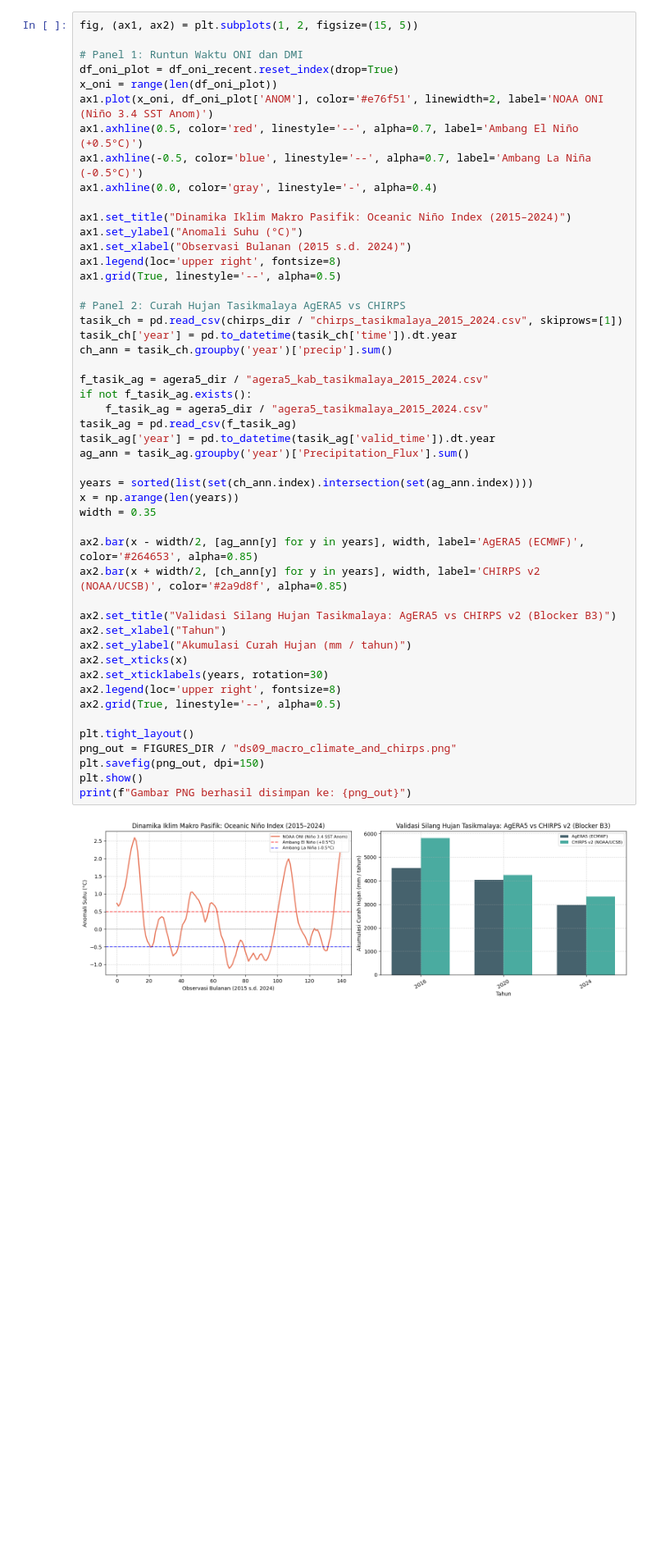
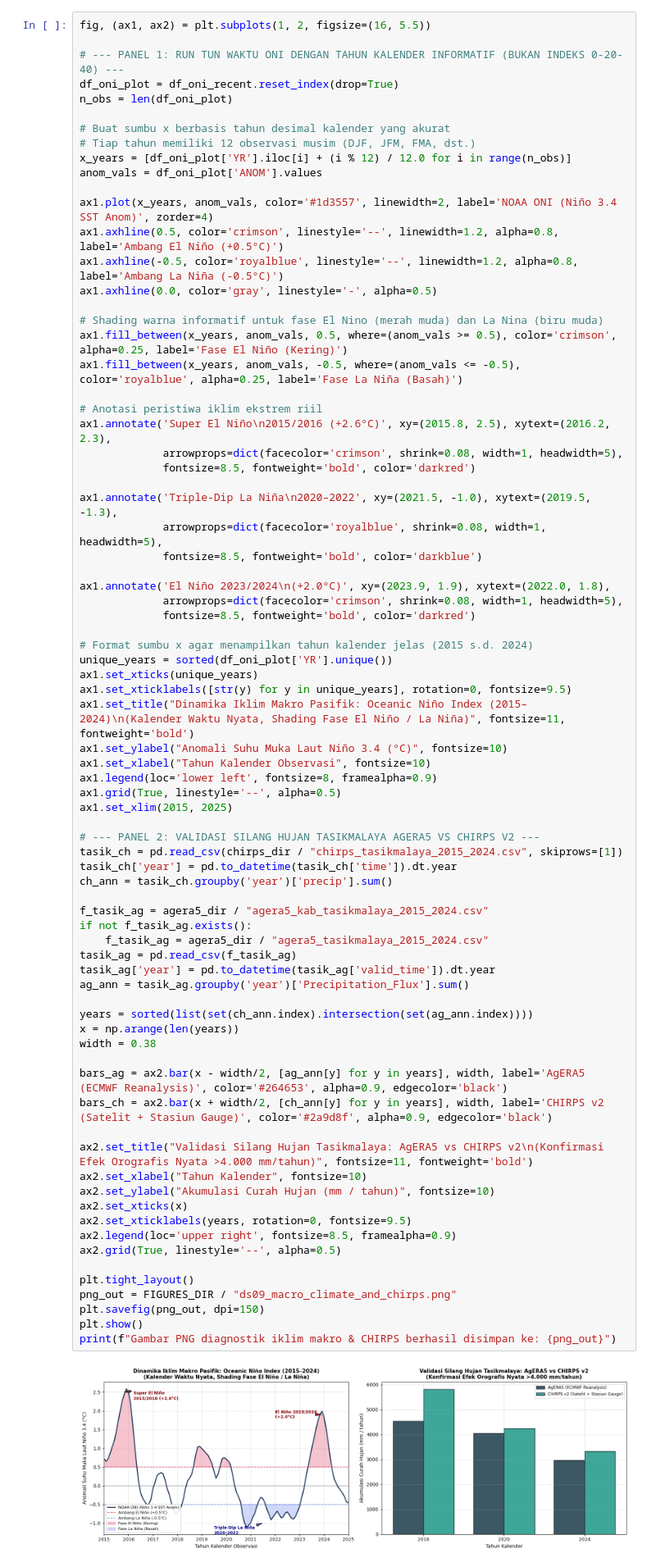
Before and after one commit to fathirrizkifadillah/research_taniadapt, a Jupyter notebook: notebook/09_climate_covariates_and_chirps.ipynb, the cells around one changed output. Shown at 82% size. Cells and saved outputs as stored; diff of their text form; blank space fills up the shorter version.

```diff
--- a/notebook/09_climate_covariates_and_chirps.ipynb
+++ b/notebook/09_climate_covariates_and_chirps.ipynb
@@ -115,53 +115,81 @@ display(df_comp_rf)
 Panel 1: Runtun Waktu Kovariat Iklim Makro ONI (ENSO) dan DMI (IOD) Periode 2015–2024 dengan Penanda Ambang El Niño & +IOD.
 Panel 2: Perbandingan Akumulasi Curah Hujan Tahunan: AgERA5 vs CHIRPS v2 di Wilayah Orografis Ekstrem Tasikmalaya.
 # %%
-fig, (ax1, ax2) = plt.subplots(1, 2, figsize=(15, 5))
+fig, (ax1, ax2) = plt.subplots(1, 2, figsize=(16, 5.5))
 
-# Panel 1: Runtun Waktu ONI dan DMI
+# --- PANEL 1: RUN TUN WAKTU ONI DENGAN TAHUN KALENDER INFORMATIF (BUKAN INDEKS 0-20-40) ---
 df_oni_plot = df_oni_recent.reset_index(drop=True)
-x_oni = range(len(df_oni_plot))
-ax1.plot(x_oni, df_oni_plot['ANOM'], color='#e76f51', linewidth=2, label='NOAA ONI (Niño 3.4 SST Anom)')
-ax1.axhline(0.5, color='red', linestyle='--', alpha=0.7, label='Ambang El Niño (+0.5°C)')
-ax1.axhline(-0.5, color='blue', linestyle='--', alpha=0.7, label='Ambang La Niña (-0.5°C)')
-ax1.axhline(0.0, color='gray', linestyle='-', alpha=0.4)
+n_obs = len(df_oni_plot)
 
-ax1.set_title("Dinamika Iklim Makro Pasifik: Oceanic Niño Index (2015–2024)")
-ax1.set_ylabel("Anomali Suhu (°C)")
-ax1.set_xlabel("Observasi Bulanan (2015 s.d. 2024)")
-ax1.legend(loc='upper right', fontsize=8)
+# Buat sumbu x berbasis tahun desimal kalender yang akurat
+# Tiap tahun memiliki 12 observasi musim (DJF, JFM, FMA, dst.)
+x_years = [df_oni_plot['YR'].iloc[i] + (i % 12) / 12.0 for i in range(n_obs)]
+anom_vals = df_oni_plot['ANOM'].values
+
+ax1.plot(x_years, anom_vals, color='#1d3557', linewidth=2, label='NOAA ONI (Niño 3.4 SST Anom)', zorder=4)
+ax1.axhline(0.5, color='crimson', linestyle='--', linewidth=1.2, alpha=0.8, label='Ambang El Niño (+0.5°C)')
+ax1.axhline(-0.5, color='royalblue', linestyle='--', linewidth=1.2, alpha=0.8, label='Ambang La Niña (-0.5°C)')
+ax1.axhline(0.0, color='gray', linestyle='-', alpha=0.5)
+
+# Shading warna informatif untuk fase El Nino (merah muda) dan La Nina (biru muda)
+ax1.fill_between(x_years, anom_vals, 0.5, where=(anom_vals >= 0.5), color='crimson', alpha=0.25, label='Fase El Niño (Kering)')
+ax1.fill_between(x_years, anom_vals, -0.5, where=(anom_vals <= -0.5), color='royalblue', alpha=0.25, label='Fase La Niña (Basah)')
+
+# Anotasi peristiwa iklim ekstrem riil
+ax1.annotate('Super El Niño\n2015/2016 (+2.6°C)', xy=(2015.8, 2.5), xytext=(2016.2, 2.3),
+             arrowprops=dict(facecolor='crimson', shrink=0.08, width=1, headwidth=5),
+             fontsize=8.5, fontweight='bold', color='darkred')
+
+ax1.annotate('Triple-Dip La Niña\n2020–2022', xy=(2021.5, -1.0), xytext=(2019.5, -1.3),
+             arrowprops=dict(facecolor='royalblue', shrink=0.08, width=1, headwidth=5),
+             fontsize=8.5, fontweight='bold', color='darkblue')
+
+ax1.annotate('El Niño 2023/2024\n(+2.0°C)', xy=(2023.9, 1.9), xytext=(2022.0, 1.8),
+             arrowprops=dict(facecolor='crimson', shrink=0.08, width=1, headwidth=5),
+             fontsize=8.5, fontweight='bold', color='darkred')
+
+# Format sumbu x agar menampilkan tahun kalender jelas (2015 s.d. 2024)
+unique_years = sorted(df_oni_plot['YR'].unique())
+ax1.set_xticks(unique_years)
+ax1.set_xticklabels([str(y) for y in unique_years], rotation=0, fontsize=9.5)
+ax1.set_title("Dinamika Iklim Makro Pasifik: Oceanic Niño Index (2015–2024)\n(Kalender Waktu Nyata, Shading Fase El Niño / La Niña)", fontsize=11, fontweight='bold')
+ax1.set_ylabel("Anomali Suhu Muka Laut Niño 3.4 (°C)", fontsize=10)
+ax1.set_xlabel("Tahun Kalender Observasi", fontsize=10)
+ax1.legend(loc='lower left', fontsize=8, framealpha=0.9)
 ax1.grid(True, linestyle='--', alpha=0.5)
+ax1.set_xlim(2015, 2025)
 
-# Panel 2: Curah Hujan Tasikmalaya AgERA5 vs CHIRPS
+# --- PANEL 2: VALIDASI SILANG HUJAN TASIKMALAYA AGERA5 VS CHIRPS V2 ---
 tasik_ch = pd.read_csv(chirps_dir / "chirps_tasikmalaya_2015_2024.csv", skiprows=[1])
 tasik_ch['year'] = pd.to_datetime(tasik_ch['time']).dt.year
 ch_ann = tasik_ch.groupby('year')['precip'].sum()
 
 f_tasik_ag = agera5_dir / "agera5_kab_tasikmalaya_2015_2024.csv"
 if not f_tasik_ag.exists():
     f_tasik_ag = agera5_dir / "agera5_tasikmalaya_2015_2024.csv"
 tasik_ag = pd.read_csv(f_tasik_ag)
 tasik_ag['year'] = pd.to_datetime(tasik_ag['valid_time']).dt.year
 ag_ann = tasik_ag.groupby('year')['Precipitation_Flux'].sum()
 
 years = sorted(list(set(ch_ann.index).intersection(set(ag_ann.index))))
 x = np.arange(len(years))
-width = 0.35
+width = 0.38
 
-ax2.bar(x - width/2, [ag_ann[y] for y in years], width, label='AgERA5 (ECMWF)', color='#264653', alpha=0.85)
-ax2.bar(x + width/2, [ch_ann[y] for y in years], width, label='CHIRPS v2 (NOAA/UCSB)', color='#2a9d8f', alpha=0.85)
+bars_ag = ax2.bar(x - width/2, [ag_ann[y] for y in years], width, label='AgERA5 (ECMWF Reanalysis)', color='#264653', alpha=0.9, edgecolor='black')
+bars_ch = ax2.bar(x + width/2, [ch_ann[y] for y in years], width, label='CHIRPS v2 (Satelit + Stasiun Gauge)', color='#2a9d8f', alpha=0.9, edgecolor='black')
 
-ax2.set_title("Validasi Silang Hujan Tasikmalaya: AgERA5 vs CHIRPS v2 (Blocker B3)")
-ax2.set_xlabel("Tahun")
-ax2.set_ylabel("Akumulasi Curah Hujan (mm / tahun)")
+ax2.set_title("Validasi Silang Hujan Tasikmalaya: AgERA5 vs CHIRPS v2\n(Konfirmasi Efek Orografis Nyata >4.000 mm/tahun)", fontsize=11, fontweight='bold')
+ax2.set_xlabel("Tahun Kalender", fontsize=10)
+ax2.set_ylabel("Akumulasi Curah Hujan (mm / tahun)", fontsize=10)
 ax2.set_xticks(x)
-ax2.set_xticklabels(years, rotation=30)
-ax2.legend(loc='upper right', fontsize=8)
+ax2.set_xticklabels(years, rotation=0, fontsize=9.5)
+ax2.legend(loc='upper right', fontsize=8.5, framealpha=0.9)
 ax2.grid(True, linestyle='--', alpha=0.5)
 
 plt.tight_layout()
 png_out = FIGURES_DIR / "ds09_macro_climate_and_chirps.png"
 plt.savefig(png_out, dpi=150)
 plt.show()
-print(f"Gambar PNG berhasil disimpan ke: {png_out}")
+print(f"Gambar PNG diagnostik iklim makro & CHIRPS berhasil disimpan ke: {png_out}")
 # %% [output]
-[figure, old version]
+[figure, new version]
```
Also changed, not shown: parts of 1 cell of this notebook, 24 other files.
